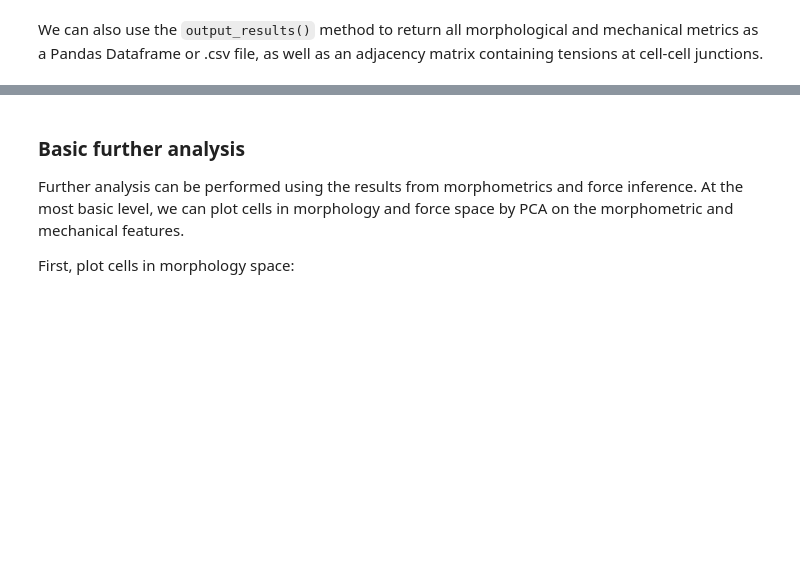
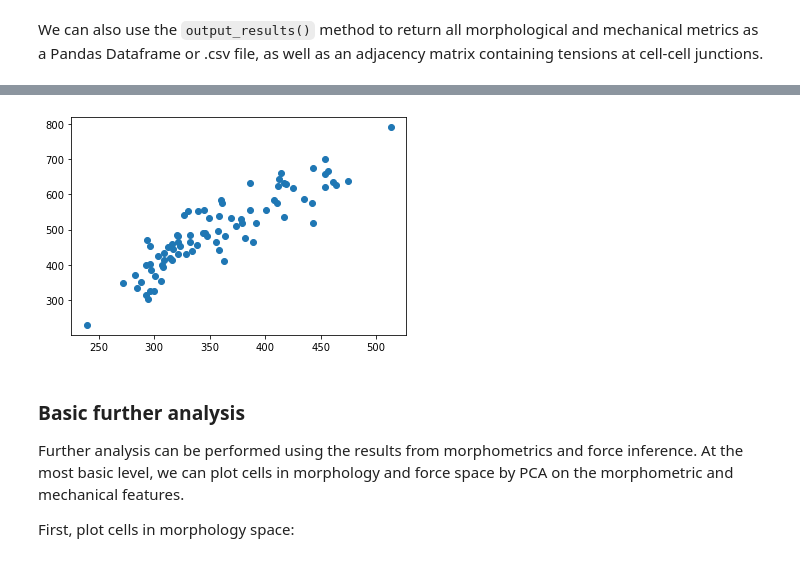
Before and after one commit to Computational-Morphogenomics-Group/TensionMap, a Jupyter notebook: notebooks/synthetic_image.ipynb, the cells around one changed output, grey strips where cells are left out. Drawn from its saved outputs; the diff is of its cells as text; code cells hidden in the pictures; blank space fills up the shorter version.

Commit message:
Added notebooks to reproduce analysis and results from manuscript

```diff
--- a/notebooks/synthetic_image.ipynb
+++ b/notebooks/synthetic_image.ipynb
@@ -78,3 +78,8 @@ results
+# %%
+plt.scatter(results['perimeter'], results['polygon_perimeter'])
+plt.show()
+# %% [output]
+[figure, added]
 # %% [markdown]
 ### Basic further analysis
 
```
Also changed, not shown: parts of 1 cell of this notebook, 10 other files.
